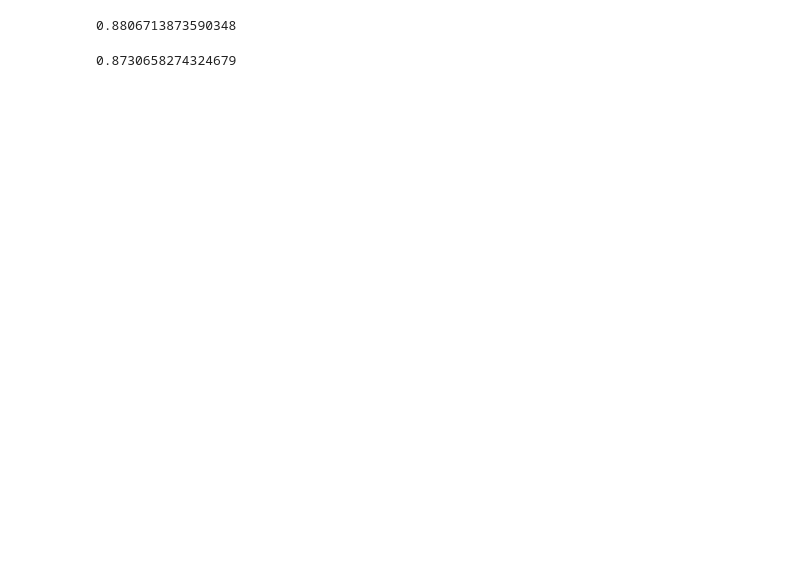
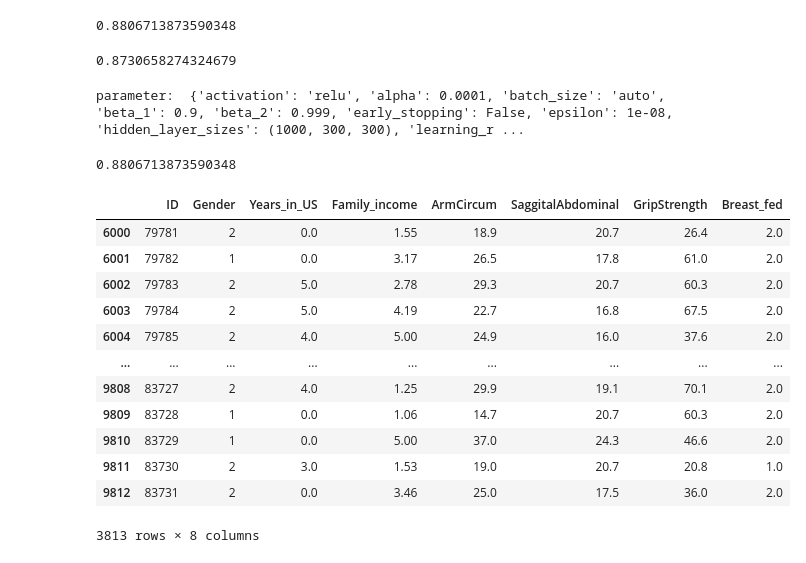
Before and after one commit to saima8/Data-Science-from-scratch, a Jupyter notebook: Healthcare_Analytics_Diabeties_data.ipynb, the cells around one changed output. Drawn from its saved outputs; the diff is of its cells as text; code cells hidden in the pictures; blank space fills up the shorter version.

Commit message:
implemented Neural network

```diff
--- a/Healthcare_Analytics_Diabeties_data.ipynb
+++ b/Healthcare_Analytics_Diabeties_data.ipynb
@@ -280,3 +282,34 @@ xgboost_score = xgboost.score(test_X, test_Y)
 xgboost_score
 # %% [output]
 0.8730658274324679
+# %%
+from sklearn.neural_network import MLPClassifier
+
+mlp = MLPClassifier(hidden_layer_sizes=(1000, 300, 300), solver='adam', shuffle=False, tol = 0.0001)
+
+mlp.fit(train_X, train_Y)
+mlp_pred_diabetes = mlp.predict(test_X)
+
+print("parameter: ", mlp.get_params())
+
+mlp_score = mlp.score(test_X, test_Y)
+mlp.score(test_X, test_Y)
+# %% [output]
+parameter:  {'activation': 'relu', 'alpha': 0.0001, 'batch_size': 'auto', 'beta_1': 0.9, 'beta_2': 0.999, 'early_stopping': False, 'epsilon': 1e-08, 'hidden_layer_sizes': (1000, 300, 300), 'learning_r ...
+0.8806713873590348
+# %%
+test_X
+# %% [output]
+|  | ID | Gender | Years_in_US | Family_income | ArmCircum | SaggitalAbdominal | GripStrength | Breast_fed |
+| 6000 | 79781 | 2 | 0.0 | 1.55 | 18.9 | 20.7 | 26.4 | 2.0 |
+| 6001 | 79782 | 1 | 0.0 | 3.17 | 26.5 | 17.8 | 61.0 | 2.0 |
+| 6002 | 79783 | 2 | 5.0 | 2.78 | 29.3 | 20.7 | 60.3 | 2.0 |
+| 6003 | 79784 | 2 | 5.0 | 4.19 | 22.7 | 16.8 | 67.5 | 2.0 |
+| 6004 | 79785 | 2 | 4.0 | 5.00 | 24.9 | 16.0 | 37.6 | 2.0 |
+| ... | ... | ... | ... | ... | ... | ... | ... | ... |
+| 9808 | 83727 | 2 | 4.0 | 1.25 | 29.9 | 19.1 | 70.1 | 2.0 |
+| 9809 | 83728 | 1 | 0.0 | 1.06 | 14.7 | 20.7 | 60.3 | 2.0 |
+| 9810 | 83729 | 1 | 0.0 | 5.00 | 37.0 | 24.3 | 46.6 | 2.0 |
+| 9811 | 83730 | 2 | 3.0 | 1.53 | 19.0 | 20.7 | 20.8 | 1.0 |
+| 9812 | 83731 | 2 | 0.0 | 3.46 | 25.0 | 17.5 | 36.0 | 2.0 |
+3813 rows × 8 columns
```
Also changed, not shown: parts of 2 cells of this notebook.
